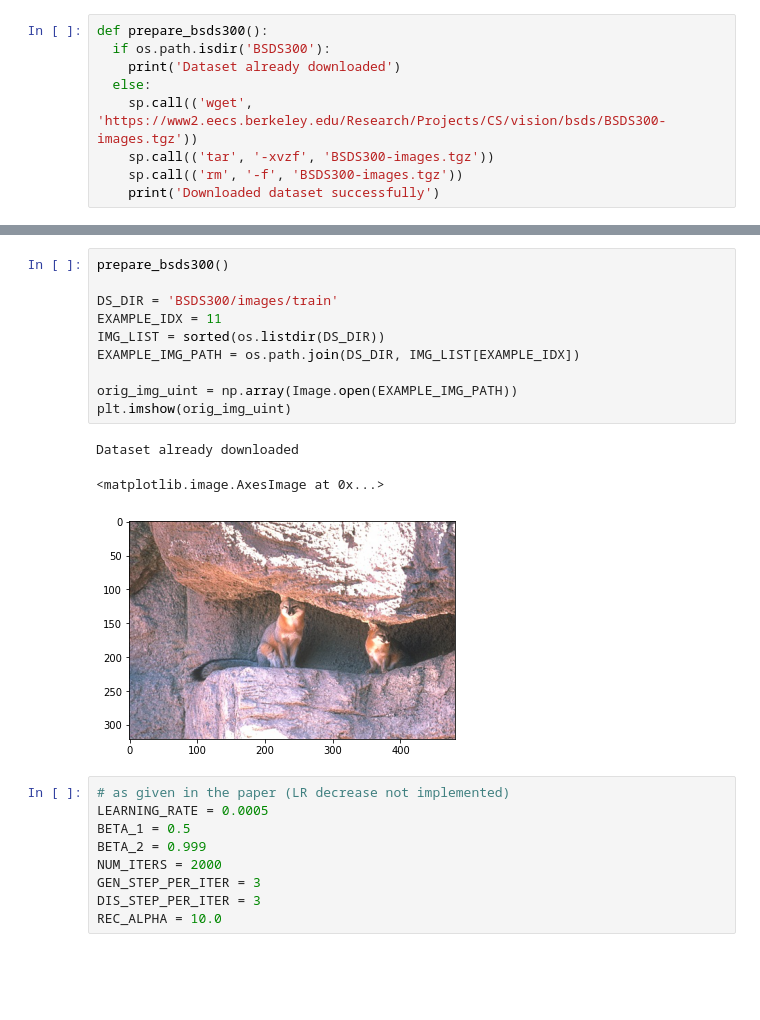
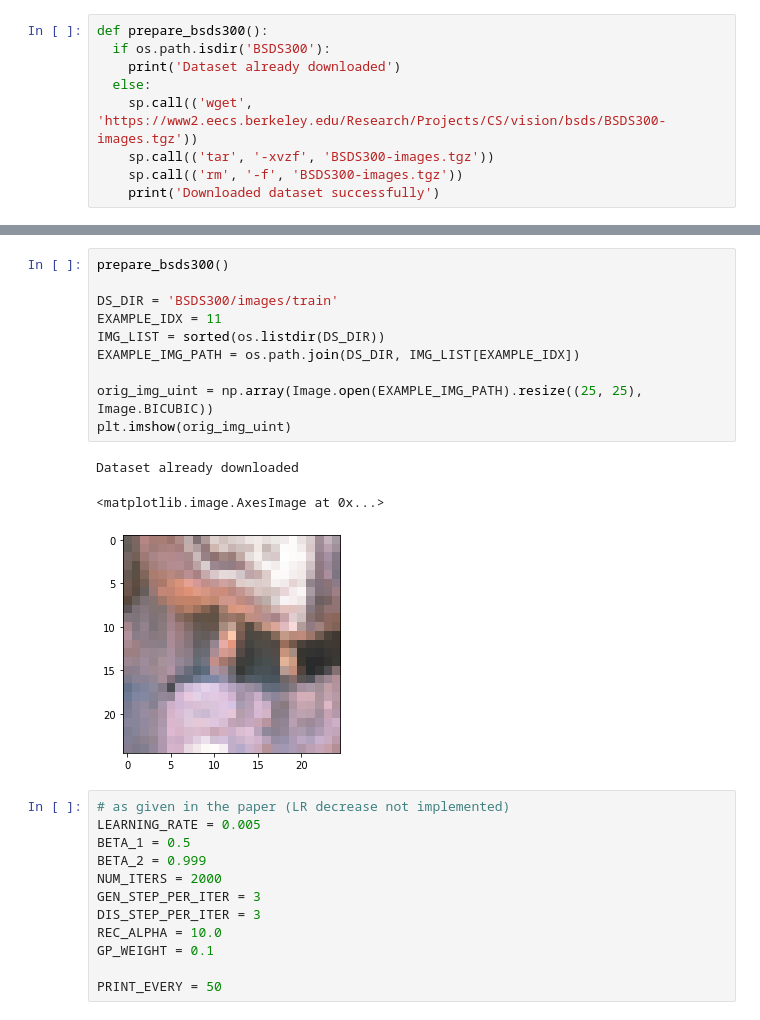
Before and after one commit to denizmsayin/singan, a Jupyter notebook: run.ipynb, the cells around one changed output, grey strips where cells are left out. Saved outputs shown, nothing was run; the diff lists cells and outputs as text; blank space fills up the shorter version.

```diff
--- a/run.ipynb
+++ b/run.ipynb
@@ -64,26 +76,29 @@ class SGNet(nn.Module):
 # %%
 prepare_bsds300()
 
 DS_DIR = 'BSDS300/images/train'
 EXAMPLE_IDX = 11
 IMG_LIST = sorted(os.listdir(DS_DIR))
 EXAMPLE_IMG_PATH = os.path.join(DS_DIR, IMG_LIST[EXAMPLE_IDX])
 
-orig_img_uint = np.array(Image.open(EXAMPLE_IMG_PATH))
+orig_img_uint = np.array(Image.open(EXAMPLE_IMG_PATH).resize((25, 25), Image.BICUBIC))
 plt.imshow(orig_img_uint)
 # %% [output]
 Dataset already downloaded
 <matplotlib.image.AxesImage at 0x...>
-[figure, old version]
+[figure, new version]
 # %%
 # as given in the paper (LR decrease not implemented)
-LEARNING_RATE = 0.0005
+LEARNING_RATE = 0.005
 BETA_1 = 0.5
 BETA_2 = 0.999
 NUM_ITERS = 2000
 GEN_STEP_PER_ITER = 3
 DIS_STEP_PER_ITER = 3
 REC_ALPHA = 10.0
+GP_WEIGHT = 0.1
+
+PRINT_EVERY = 50
 # %%
 
 
```
Also changed, not shown: parts of 4 cells of this notebook.
